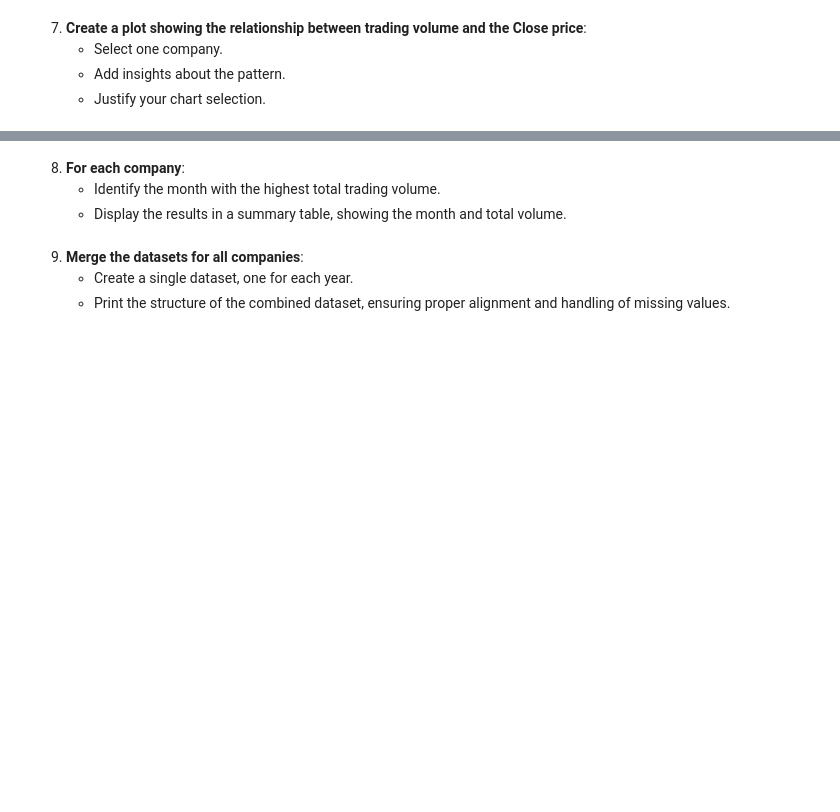
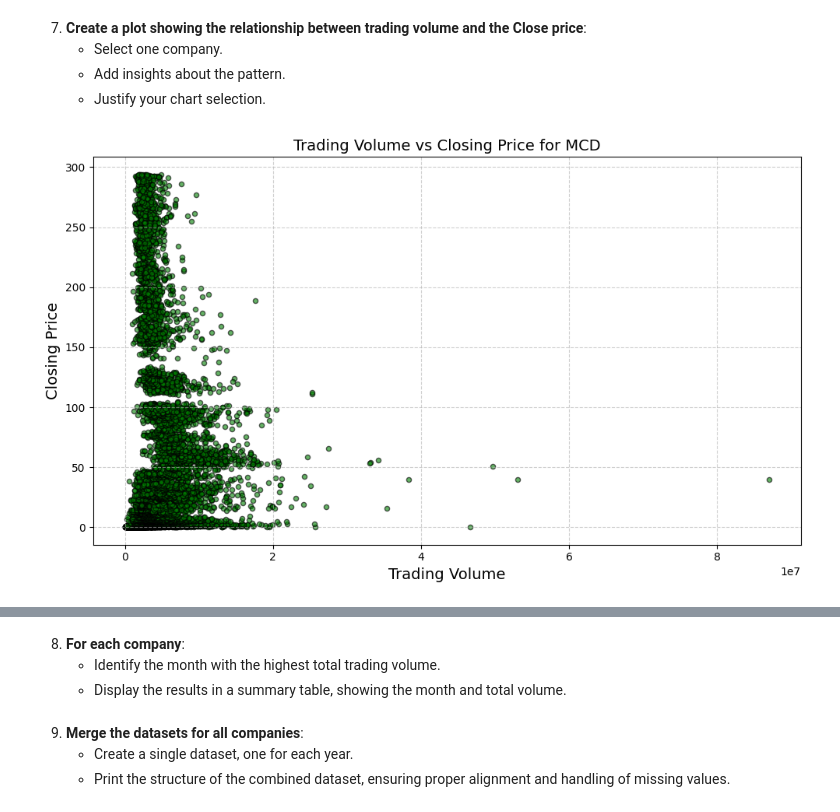
Before and after one commit to harshita-chivukula/PythonforDataScience_Team1FinalAssignment, a Jupyter notebook: Python Project Template.ipynb, the cells around one changed output, grey strips where cells are left out. Drawn from its saved outputs; the diff is of its cells as text; code cells hidden in the pictures; blank space fills up the shorter version.

```diff
--- a/Python Project Template.ipynb
+++ b/Python Project Template.ipynb
@@ -240,3 +301,22 @@ plt.show()
    - Select one company.
    - Add insights about the pattern.
    - Justify your chart selection.
+# %%
+# We chose McDonald's because of the historical insights and financial stability derived from the longevity of the company.
+selected_company = "MCD"
+# Extract the dataset for McDonald's.
+company_data = all_datasets[selected_company]
+
+# Create a scatter plot to visualize the relationship between trading volume and closing price.
+plt.figure(figsize=(10, 6))
+plt.scatter(company_data['Volume'], company_data['Close'], color='green', alpha=0.6, edgecolor='black', s=20)
+
+# Add plot details and personalization for better interpretation.
+plt.title(f'Trading Volume vs Closing Price for {selected_company}', fontsize=14)
+plt.xlabel('Trading Volume', fontsize=14)
+plt.ylabel('Closing Price', fontsize=14)
+plt.grid(True, linestyle='--', alpha=0.6)
+plt.tight_layout()
+plt.show()
+# %% [output]
+[figure, added]
```
Also changed, not shown: parts of 7 cells of this notebook, 39 other files.
